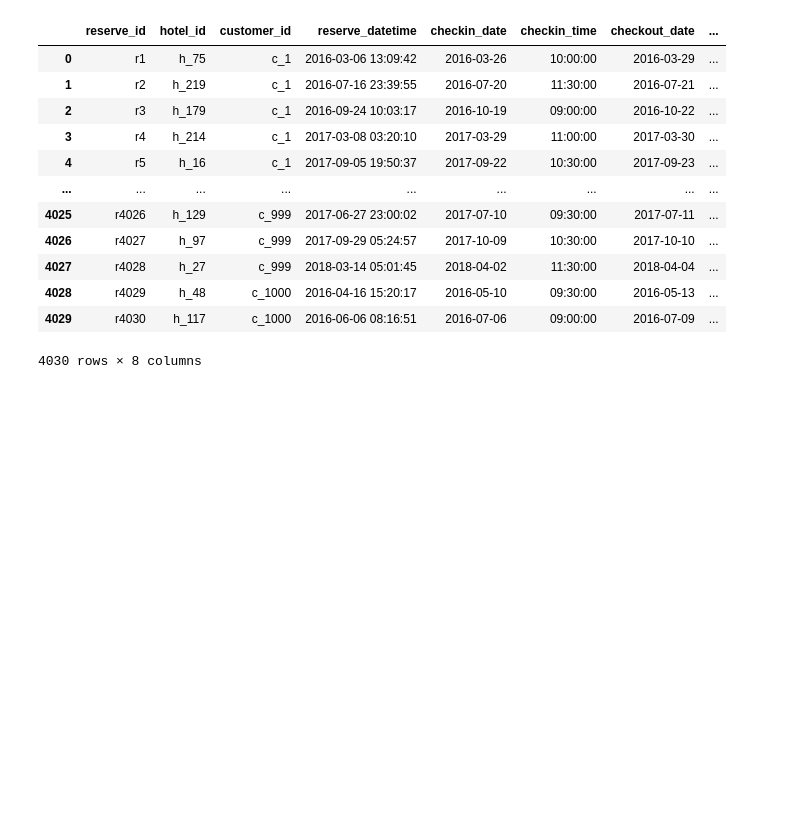
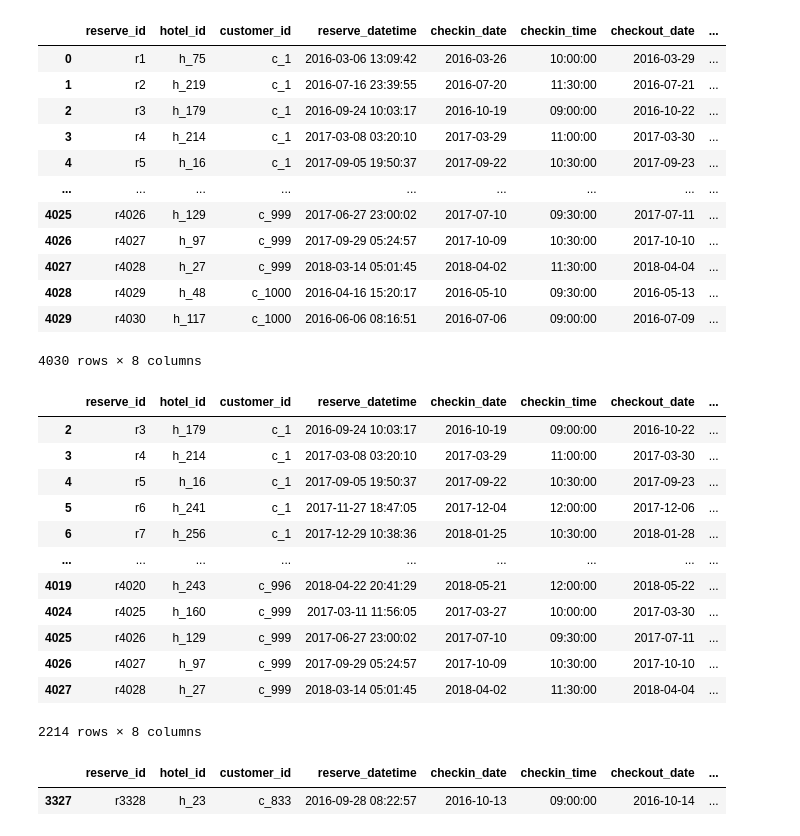
Before and after one commit to Kwangbin/data_first, a Jupyter notebook: data_first_001.ipynb, the cells around one changed output. Cells and saved outputs as stored; diff of their text form; code cells hidden in the pictures; blank space fills up the shorter version.

```diff
--- a/data_first_001.ipynb
+++ b/data_first_001.ipynb
@@ -144,3 +144,25 @@ reserve_tb
 | 4028 | r4029 | h_48 | c_1000 | 2016-04-16 15:20:17 | 2016-05-10 | 09:30:00 | 2016-05-13 | ... |
 | 4029 | r4030 | h_117 | c_1000 | 2016-06-06 08:16:51 | 2016-07-06 | 09:00:00 | 2016-07-09 | ... |
 4030 rows × 8 columns
+# %%
+#특정 조검만 출력
+reserve_tb[(reserve_tb['checkin_date']>= '2016-10-13')]
+# %% [output]
+|  | reserve_id | hotel_id | customer_id | reserve_datetime | checkin_date | checkin_time | checkout_date | ... |
+| 2 | r3 | h_179 | c_1 | 2016-09-24 10:03:17 | 2016-10-19 | 09:00:00 | 2016-10-22 | ... |
+| 3 | r4 | h_214 | c_1 | 2017-03-08 03:20:10 | 2017-03-29 | 11:00:00 | 2017-03-30 | ... |
+| 4 | r5 | h_16 | c_1 | 2017-09-05 19:50:37 | 2017-09-22 | 10:30:00 | 2017-09-23 | ... |
+| 5 | r6 | h_241 | c_1 | 2017-11-27 18:47:05 | 2017-12-04 | 12:00:00 | 2017-12-06 | ... |
+| 6 | r7 | h_256 | c_1 | 2017-12-29 10:38:36 | 2018-01-25 | 10:30:00 | 2018-01-28 | ... |
+| ... | ... | ... | ... | ... | ... | ... | ... | ... |
+| 4019 | r4020 | h_243 | c_996 | 2018-04-22 20:41:29 | 2018-05-21 | 12:00:00 | 2018-05-22 | ... |
+| 4024 | r4025 | h_160 | c_999 | 2017-03-11 11:56:05 | 2017-03-27 | 10:00:00 | 2017-03-30 | ... |
+| 4025 | r4026 | h_129 | c_999 | 2017-06-27 23:00:02 | 2017-07-10 | 09:30:00 | 2017-07-11 | ... |
+| 4026 | r4027 | h_97 | c_999 | 2017-09-29 05:24:57 | 2017-10-09 | 10:30:00 | 2017-10-10 | ... |
+| 4027 | r4028 | h_27 | c_999 | 2018-03-14 05:01:45 | 2018-04-02 | 11:30:00 | 2018-04-04 | ... |
+2214 rows × 8 columns
+# %%
+reserve_tb[(reserve_tb['checkin_date']>= '2016-10-13')& (reserve_tb['checkout_date']<='2016-10-14')]
+# %% [output]
+|  | reserve_id | hotel_id | customer_id | reserve_datetime | checkin_date | checkin_time | checkout_date | ... |
+| 3327 | r3328 | h_23 | c_833 | 2016-09-28 08:22:57 | 2016-10-13 | 09:00:00 | 2016-10-14 | ... |
```
Also changed, not shown: parts of 5 cells of this notebook.
